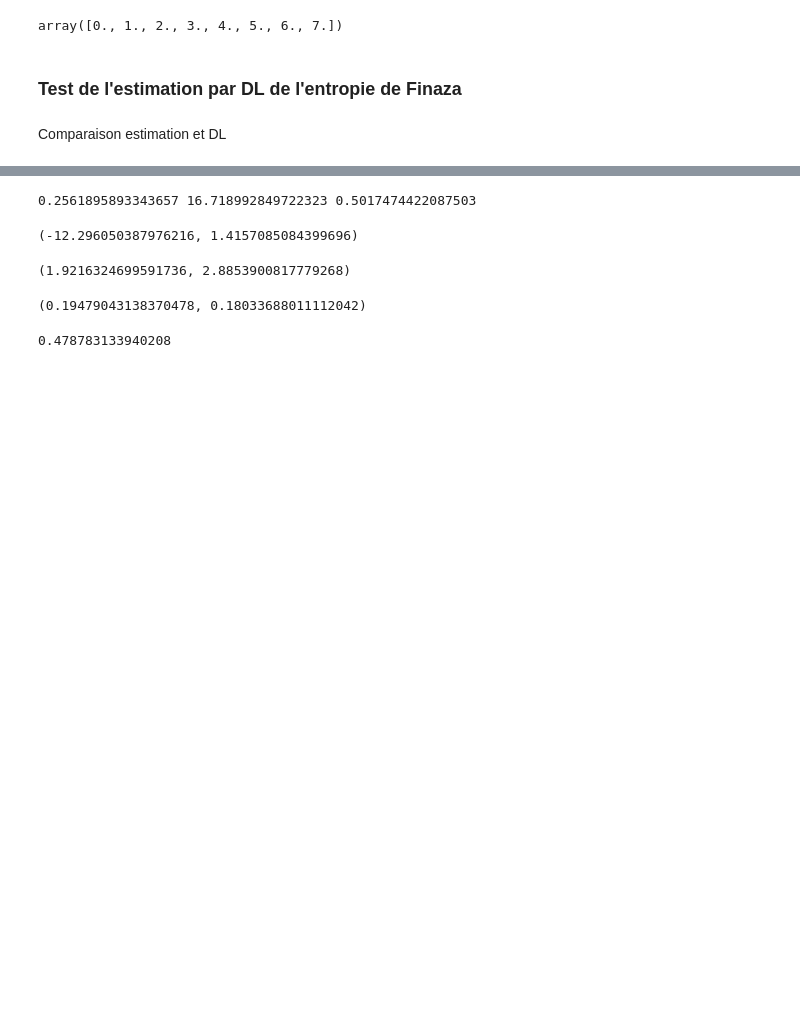
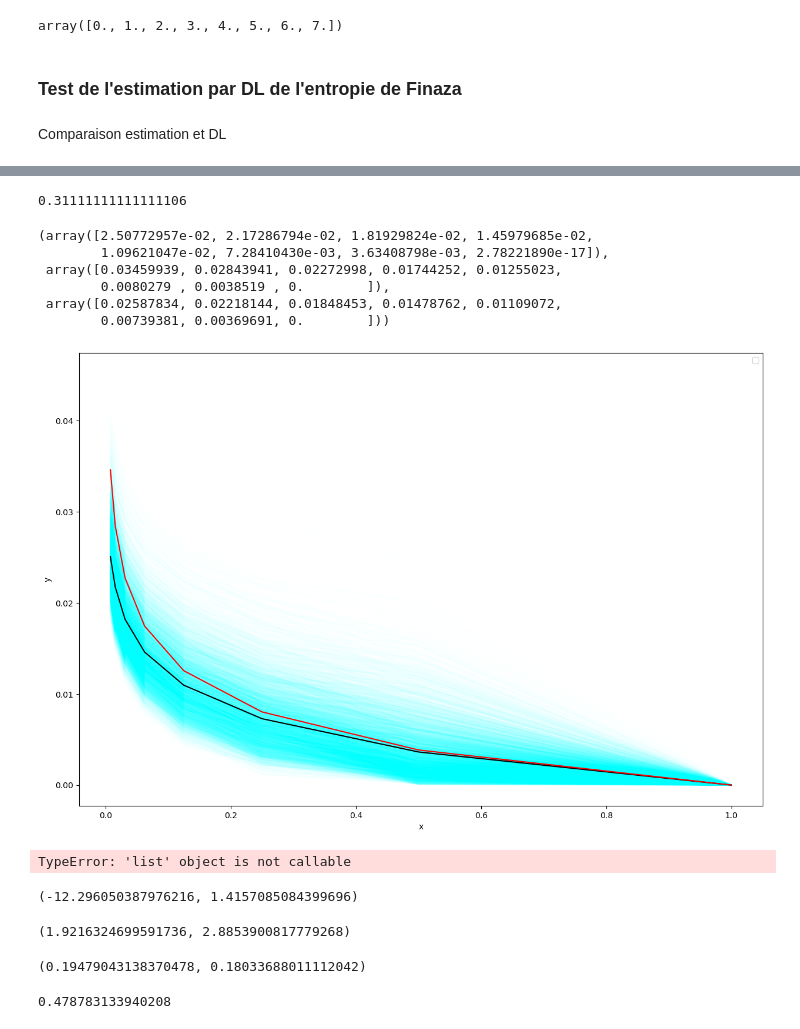
Before and after one commit to fsemecurbe/MMTMSS, a Jupyter notebook: MMTMSS_article.ipynb, the cells around one changed output, grey strips where cells are left out. Drawn from its saved outputs; the diff is of its cells as text; code cells hidden in the pictures; blank space fills up the shorter version.

```diff
--- a/MMTMSS_article.ipynb
+++ b/MMTMSS_article.ipynb
@@ -160,3 +175,74 @@ plt.show()
+# %%
+(.1**2-.06**2 - 2*.4*.15*.1) / (-2 *.15*.06)
+# %% [output]
+0.31111111111111106
+# %%
+rng = np.random.default_rng()
+
+sizes = 2**np.arange(8)
+
+sigma1 = .15
+sigma2 = .06
+rho=(.1**2-.06**2 - 2*.4*.15*.1) / (-2 *.15*.06)
+
+
+
+theils = []
+for i in range(5000):
+    lnc = multivariate_lognormal_cascade(k, sigma1=sigma1, sigma2=sigma2, corr=rho)
+    lnc = block_reduce(lnc, block_size = (2,2,1), func = np.sum)
+    theil = []
+    for i in sizes:
+        temp = block_reduce(lnc, block_size = (i,i,1), func = np.sum)
+        theil.append(Theil(temp))
+    theils.append(theil)
+
+theils = np.array(theils)
+theil_expected = np.mean(theils, axis=0)
+
+econst1 = 2 * np.log(2)+ sigma1**2/2
+alpha1s = -econst1 *   np.log2(sizes)
+econst2 = 2 * np.log(2) + sigma2**2/2
+alpha2s = -econst2  * np.log2(sizes)
+
+mus1 = sigma1**2
+mus1s = mus1* np.log2(sizes)
+mus2 = sigma2**2
+mus2s = mus2* np.log2(sizes)
+
+theil_estimated = 1/(16*np.log(2)) *  sizes**2  * (np.exp(3*alpha1s - 2*alpha2s + 9/2*mus1s + 2 * mus2s - 6*rho*(mus1s * mus2s)**.5 )
+                                                 -np.exp(2*alpha1s - alpha2s + 2*mus1s + 1/2*mus2s - 2*rho*(mus1s * mus2s)**.5 ))
+theil_estimated = theil_estimated[range(7,-1, -1, )]
+
+theil_ouf = 1/(16*np.log(2)) * sizes**2 * (np.exp(np.log2(sizes) * (-2*np.log(2) +3 * (sigma1**2 + sigma2**2 - 2 * rho*sigma1*sigma2) ) )
+                                           -np.exp(np.log2(sizes) * (-2*np.log(2) + (sigma1**2 + sigma2**2 - 2 * rho*sigma1*sigma2) ) ))
+theil_ouf = theil_ouf[range(7,-1, -1, )]
+
+theil_ouf2 = (sigma1**2 + sigma2**2 - 2 * rho*sigma1*sigma2) * np.log2(sizes) /(8*np.log(2))
+theil_ouf2 = theil_ouf2[range(7,-1, -1, )]
+
+theil_expected, theil_estimated, theil_ouf2
+# %% [output]
+(array([2.50772957e-02, 2.17286794e-02, 1.81929824e-02, 1.45979685e-02,
+        1.09621047e-02, 7.28410430e-03, 3.63408798e-03, 2.78221890e-17]),
+ array([0.03459939, 0.02843941, 0.02272998, 0.01744252, 0.01255023,
+        0.0080279 , 0.0038519 , 0.        ]),
+ array([0.02587834, 0.02218144, 0.01848453, 0.01478762, 0.01109072,
+        0.00739381, 0.00369691, 0.        ]))
+# %%
+fig, ax = plt.subplots(1, 1, figsize=(15, 10))
+ax
+ax.plot(sizes/128,  theils.T, color='aqua', alpha=0.01)
+ax.plot(sizes/128,  theil_expected, color='black', alpha=1)
+ax.plot(sizes/128,  theil_estimated, color='red', alpha=1)
+
+
+plt.xlabel("x")
+plt.ylabel("y")
+plt.legend()
+plt.show()
+# %% [output]
+[figure, added]
 # %%
 rng = np.random.default_rng()
 k=7
@@ -171,7 +257,7 @@ square = 1
 sigma1 = .5
 sigma2 = .05
 
-for i in range(1000):
+for i in range(5000):
     lnc = multivariate_lognormal_cascade(k, sigma1=sigma1, sigma2=sigma2, corr=corr)
     lnc = block_reduce(lnc, block_size = (square,square,1), func = np.sum)
     size = lnc.shape[0]**2
@@ -195,7 +281,7 @@ theil_estimated = 1/(16*np.log(2)) * size  * (np.exp(3*alpha1 - 2*alpha2 + 9/2*m
 
 print(np.mean(theils), theil_estimated, rho )
 # %% [output]
-0.2561895893343657 16.718992849722323 0.5017474422087503
+TypeError: 'list' object is not callable
 # %%
 alpha1, 2  - sigma1**2/(2*np.log(2))
 # %% [output]
```
Also changed, not shown: parts of 12 cells of this notebook.
